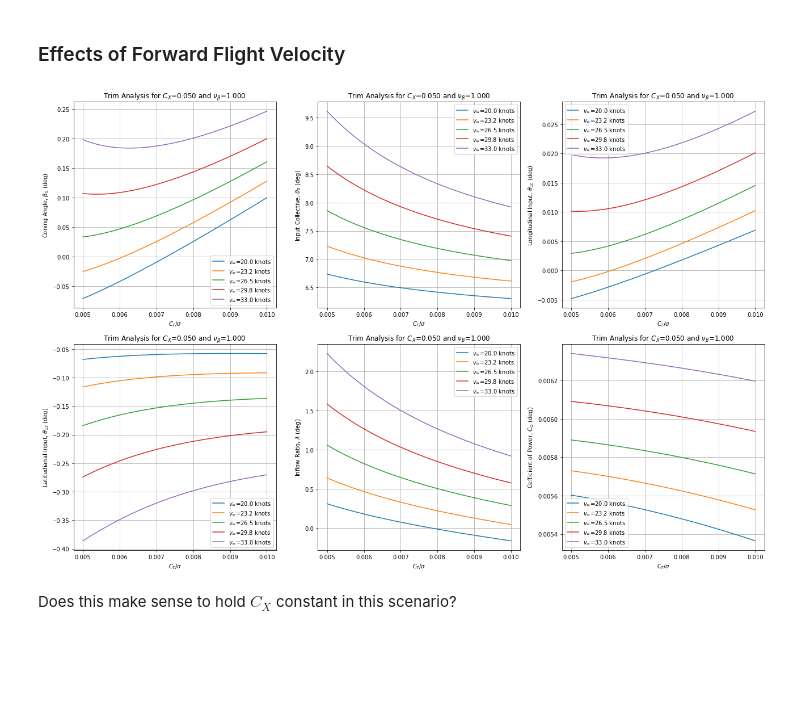
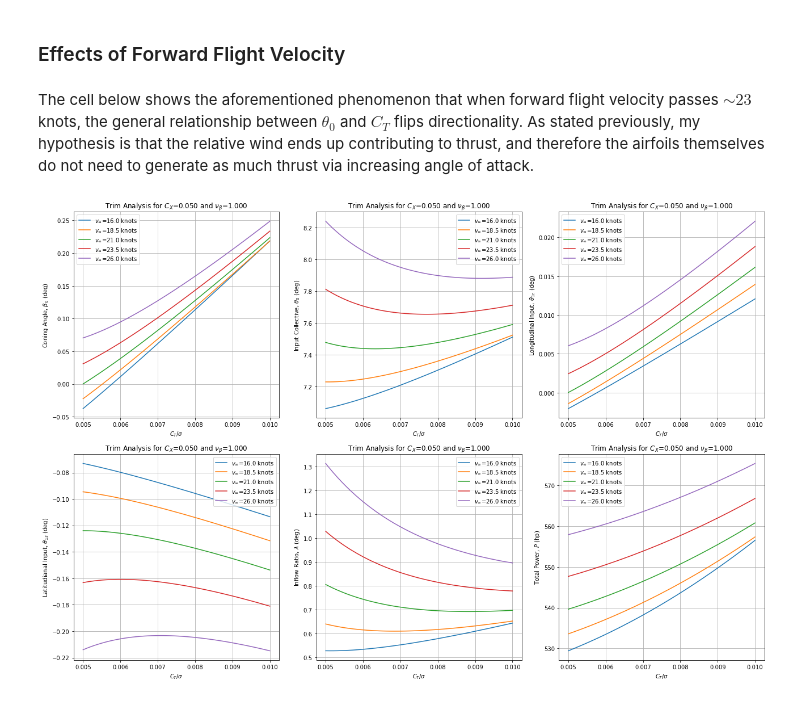
Before and after one commit to nruhl25/HoveringVehicleDesign, a Jupyter notebook: proj2/proj2_report.ipynb, the cells around one changed output. Cells and saved outputs as stored; diff of their text form; code cells hidden in the pictures; blank space fills up the shorter version.

```diff
--- a/proj2/proj2_report.ipynb
+++ b/proj2/proj2_report.ipynb
@@ -153,9 +161,9 @@ plotter.plot_trim_vary_flap_frequency(nu_b_list, v_inf=knots2mps(25), CX=0.05)
 # %% [markdown]
 ### Effects of Forward Flight Velocity
+# %% [markdown]
+The cell below shows the aforementioned phenomenon that when forward flight velocity passes $\sim23$ knots, the general relationship between $\theta_0$ and $C_T$ flips directionality. As stated previously, my hypothesis is that the relative wind ends up contributing to thrust, and therefore the airfoils themselves do not need to generate as much thrust via increasing angle of attack.
 # %%
-v_inf_list = np.linspace(knots2mps(20),knots2mps(33), 5)
+v_inf_list = np.linspace(knots2mps(16),knots2mps(26), 5)
 plotter.plot_trim_vary_velocity(v_inf_list, CX=0.05, nu_b=1.0)
 # %% [output]
-[figure, old version]
+[figure, new version]
-# %% [markdown]
-Does this make sense to hold $C_X$ constant in this scenario?
```
Also changed, not shown: parts of 18 cells of this notebook, 2 other files.
